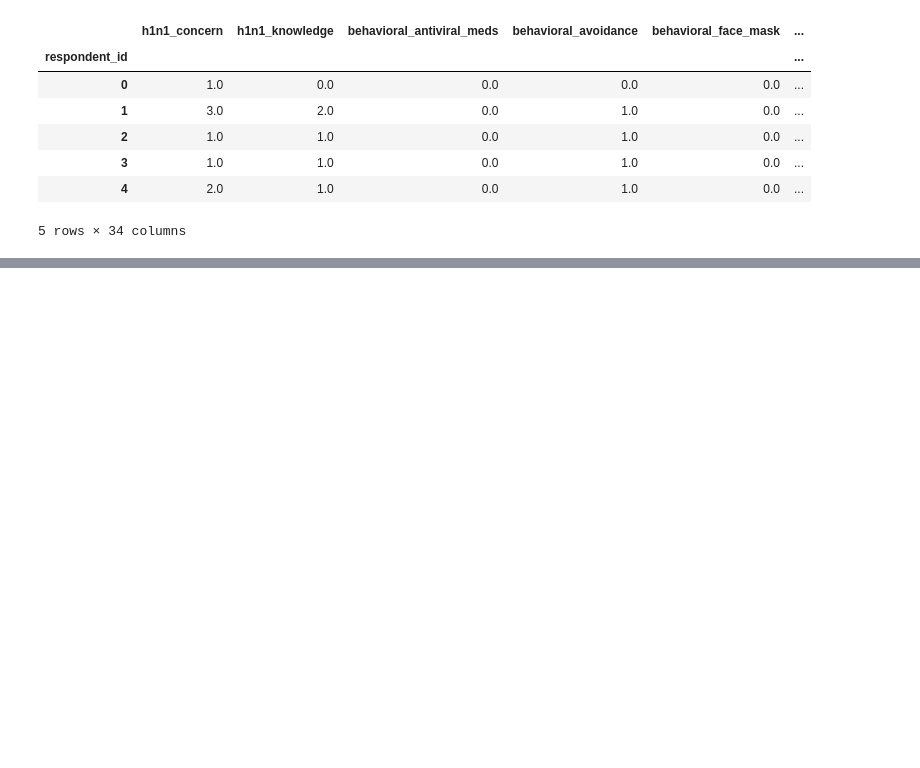
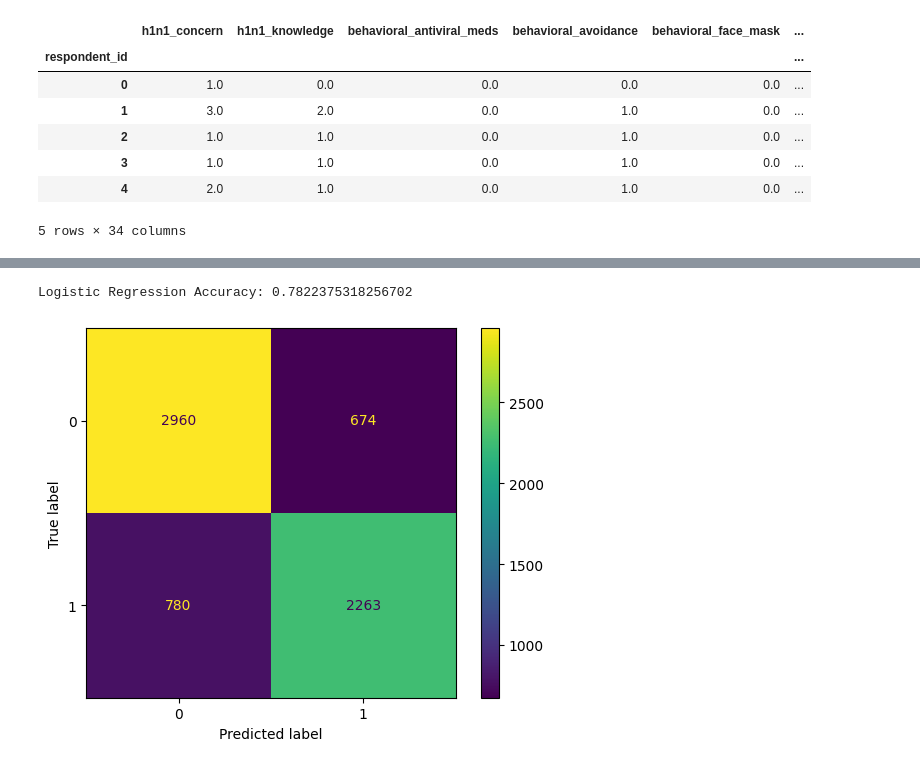
Before and after one commit to MandelaGit/Seasonal_Vaccine_Prediction, a Jupyter notebook: index.ipynb, the cells around one changed output, grey strips where cells are left out. Saved outputs shown, nothing was run; the diff lists cells and outputs as text; code cells hidden in the pictures; blank space fills up the shorter version.

```diff
--- a/index.ipynb
+++ b/index.ipynb
@@ -436,0 +435,12 @@ numerical_columns[:, :] = num_imputer.fit_transform(numerical_columns)
+# %%
+#Initialize the logistic regression object
+logistic_reg = LogisticRegression()
+# %%
+#Create a pipeline that incorporates the logistic regression model
+logistic_pipeline = Pipeline([
+    ('pipeline', pipeline),
+    ('model', logistic_reg)
+])
+# %%
+#Fitting the pipeline on the training data
+logistic_pipeline.fit(X_train, y_train)
@@ -436,0 +467,25 @@ numerical_columns[:, :] = num_imputer.fit_transform(numerical_columns)
+# %%
+#Predicting the values to review
+log_reg_predictions = logistic_pipeline.predict(X_test)
+
+#Checking the accuracy of the predicted values
+logistic_accuracy = accuracy_score(y_test, log_reg_predictions)
+
+#Printing the accuracy score
+print(f'Logistic Regression Accuracy: {logistic_accuracy}')
+# %% [output]
+Logistic Regression Accuracy: 0.7822375318256702
+# %%
+#Constructing and interpreting a confusion matrix of the model
+
+#Instantiate the confusion matrix object
+cm = confusion_matrix(y_test, log_reg_predictions)
+
+#Creating a visual of the matrix
+
+plt.style.use('default')
+display = ConfusionMatrixDisplay(confusion_matrix=cm)
+display.plot()
+plt.show()
+# %% [output]
+[figure, added]
```
Also changed, not shown: parts of 19 cells of this notebook.
